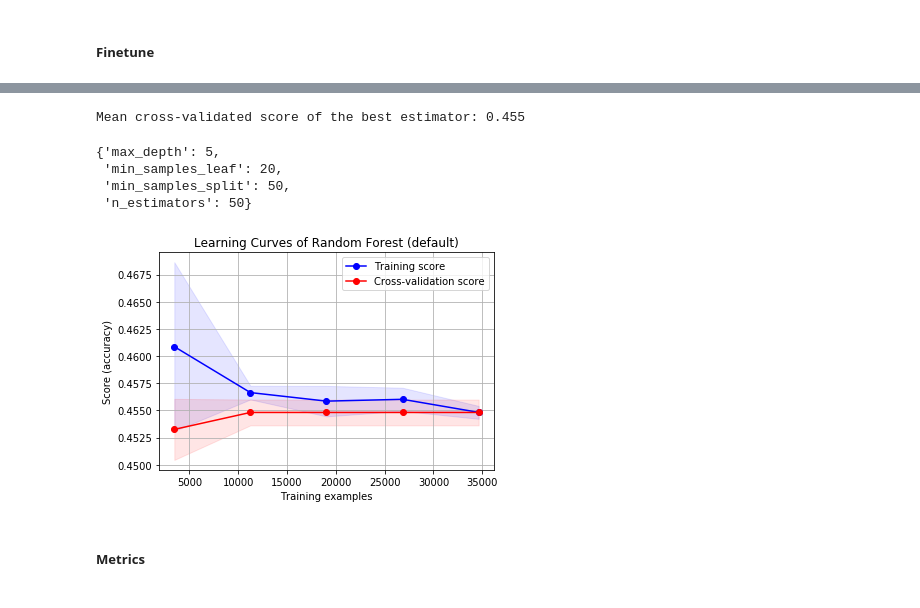
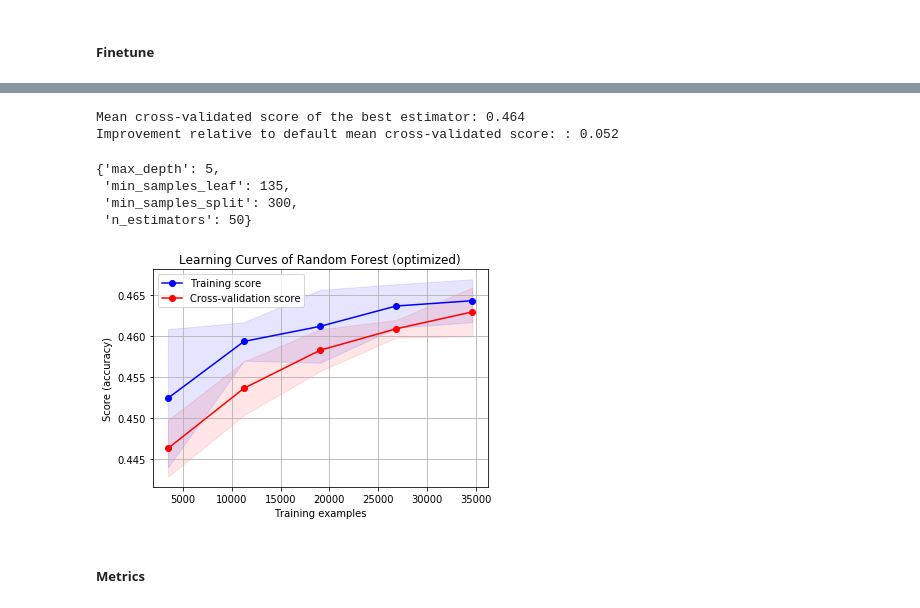
Before and after one commit to Vidovitsch/stack-overflow-survey-model, a Jupyter notebook: research.ipynb, the cells around one changed output, grey strips where cells are left out. Saved outputs shown, nothing was run; the diff lists cells and outputs as text; code cells hidden in the pictures.

```diff
--- a/research.ipynb
+++ b/research.ipynb
@@ -339,3 +303,17 @@ ranking
+# %%
+# Get indeces of best selection of features
+best_features = [i for i, rank in enumerate(f_selector.ranking_) if rank == 1]
+
+# Get indexes of 'CareerSatisfaction' and 'ConvertedSalary'
+satisfaction = [i for i, col in enumerate(X.columns) if col == 'CareerSatisfaction'][0]
+salary= [i for i, col in enumerate(X.columns) if col == 'ConvertedSalary'][0]
+
+# If index is not yet in selection: add it to selection
+if satisfaction not in best_features: best_features.append(satisfaction)
+if salary not in best_features: best_features.append(salary)
+# %%
+X_train_best = X_train[:,best_features]
+X_test_best = X_test[:,best_features]
 # %% [markdown]
 ### 4.6. Train different classifiers using selected features
 In this section the following classifiers will be fine tuned and trained to predict job satisfaction:
@@ -349,12 +327,6 @@ from sklearn.model_selection import learning_curve
 from sklearn.model_selection import validation_curve
 
 from sklearn.metrics import accuracy_score, f1_score, precision_score, recall_score, confusion_matrix
-# %%
-# Transform the training and test sets to only contain the previous selected features
-best_featues = f_selector.support_
-#est_featues = [i for i, x in enumerate(X.columns) if x == 'CareerSatisfaction' or x == 'JobSearchStatus' or x == 'ConvertedSalary' or x == 'UpdateCV' or x == 'HopeFiveYears']
-X_train_best = X_train[:,best_featues]
-X_test_best = X_test[:,best_featues]
 # %%
 # Define a function for plotting learning curves:
 # Learning curves show the learning rate of the training and
@@ -543,10 +515,10 @@ Increasing the hyperparameter 'min_samples_leaf' seems to lower the accuracy of
 # %% [markdown]
 ##### Finetune
 # %%
-n_estimators = np.arange(50, 250, 50)
-max_depth = [5, 10]
-min_samples_split = np.arange(50, 105, 5)
-min_samples_leaf = np.arange(20, 55, 5)
+n_estimators = np.arange(10, 240, 40)
+max_depth = [5]
+min_samples_split = np.arange(300, 520, 20)
+min_samples_leaf = np.arange(60, 165, 15)
 # %%
 # Create the grid
 rf_grid = { 'n_estimators': n_estimators,
@@ -583,24 +554,26 @@ Fitting 5 folds for each of 616 candidates, totalling 3080 fits
 # %%
 # Print best cross-validated score
 print('Mean cross-validated score of the best estimator: %0.3f' % (rf_grid_search.best_score_))
+print('Improvement relative to default mean cross-validated score: : %0.3f' % (rf_grid_search.best_score_ - rf_clf_default_score))
 
 # Show best parameters
 best_rf_params = rf_grid_search.best_params_
 best_rf_params
 # %% [output]
-Mean cross-validated score of the best estimator: 0.455
+Mean cross-validated score of the best estimator: 0.464
+Improvement relative to default mean cross-validated score: : 0.052
 {'max_depth': 5,
- 'min_samples_leaf': 20,
- 'min_samples_split': 50,
+ 'min_samples_leaf': 135,
+ 'min_samples_split': 300,
  'n_estimators': 50}
 # %%
 # Instantiate Random Forest classifier using the best hyperparameters
 rf_clf = rf_grid_search.best_estimator_
 # %%
-plot_learning_curve(rf_clf, 'Learning Curves of Random Forest (default)', X_train_best, y_train)
+plot_learning_curve(rf_clf, 'Learning Curves of Random Forest (optimized)', X_train_best, y_train)
 plt.show()
 # %% [output]
-[figure, old version]
+[figure, new version]
 # %% [markdown]
 ##### Metrics
 # %%
```
Also changed, not shown: parts of 55 cells of this notebook, 1 other file.
